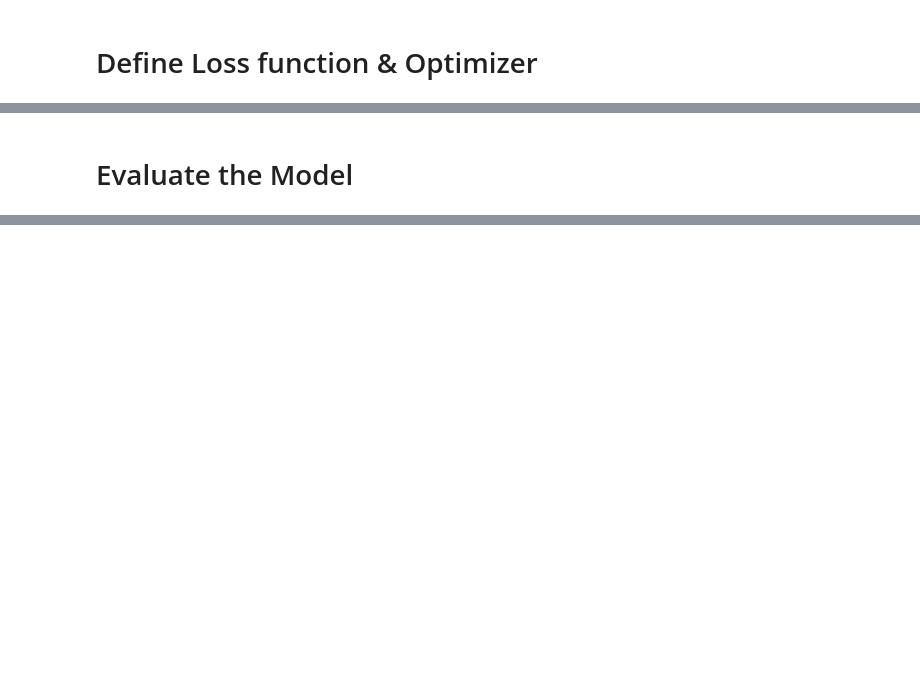
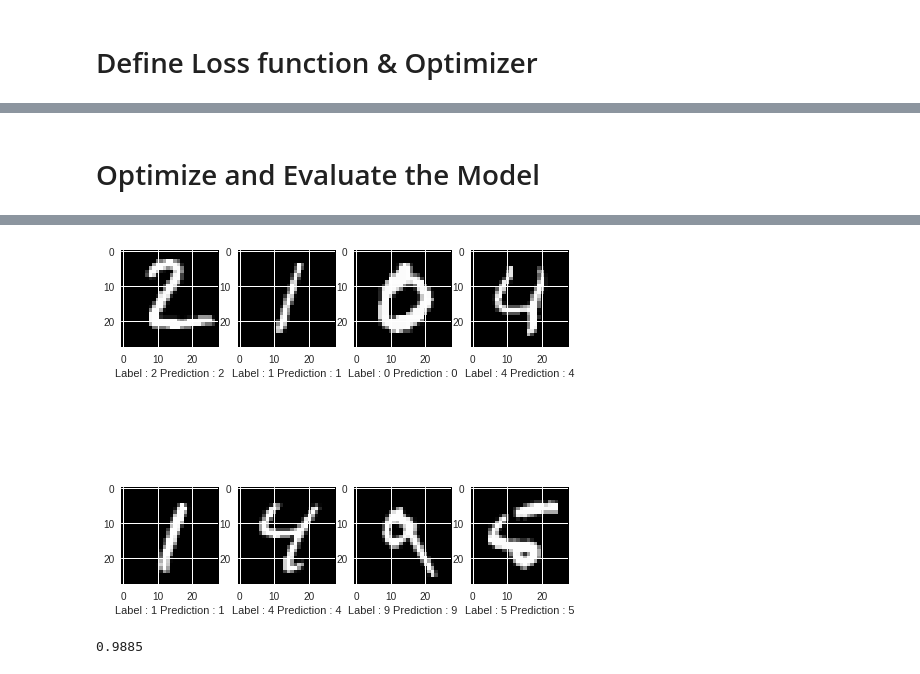
Before and after one commit to Abey12525/PYTHON_GEN, a Jupyter notebook: Kmnist.ipynb, the cells around one changed output, grey strips where cells are left out. Saved outputs shown, nothing was run; the diff lists cells and outputs as text; code cells hidden in the pictures; blank space fills up the shorter version.

```diff
--- a/Kmnist.ipynb
+++ b/Kmnist.ipynb
@@ -102,9 +132,9 @@ def mn_conv(x,weights,bias):
 
 # Define Loss function & Optimizer
 # %%
-training_iters = 10
-Lr_rate = 0.001
-batch_size = 128
+training_iters = 30
+Lr_rate = 0.002
+batch_size = 120
 
 initilize = mn_conv(x,weights,bias)
 cost = tf.reduce_mean(tf.nn.softmax_cross_entropy_with_logits(logits = initilize,labels = y))
@@ -118,11 +149,13 @@ into the labels input on backprop by default.
 
 See `tf.nn.softmax_cross_entropy_with_logits_v2`.
 # %% [markdown]
-# Evaluate the Model
+# Optimize and Evaluate the Model
 # %%
 correct_prediction = tf.equal(tf.argmax(initilize,1),tf.argmax(y,1))
+tt = tf.argmax(initilize,1)
 accuracy = tf.reduce_mean(tf.cast(correct_prediction , tf.float32))
 # %%
+saver = tf.train.Saver()
 init = tf.global_variables_initializer()
 #init_op = tf.initialize_all_variables()
 bt_size = len(train_x)//batch_size
@@ -144,14 +177,14 @@ with tf.Session() as sess:
                 print("Iter " + str(i) + ", Loss= " + \
                       "{:.6f}".format(loss) + ", Training Accuracy= " + \
                         "{:.5f}".format(acc))
-            test_acc,valid_loss = sess.run([accuracy,cost], feed_dict={x: test_x,y : test_y})
-            train_loss.append(loss)
-            test_loss.append(valid_loss)
-            train_accuracy.append(acc)
-            test_accuracy.append(test_acc)
     save_path = saver.save(sess, "/tmp/model.ckpt")
     print("Model saved in path: %s" % save_path)
     print("Training Complete")
+    #testing with test_data
+    op_test = sess.run(tt,feed_dict={x: test_x,y : test_y})
+    figsubpre(test_x,test_y,op_test)
+    test_acc,valid_loss = sess.run([accuracy,cost], feed_dict={x: test_x,y : test_y})
+
     summary_writer.close()
 # %% [output]
 Training.....
@@ -161,0 +207,5 @@ Iter 3, Loss= 0.031893, Training Accuracy= 0.98438
+[figure, added]
+# %%
+print(test_acc)
+# %% [output]
+0.9885
```
Also changed, not shown: parts of 6 cells of this notebook.
